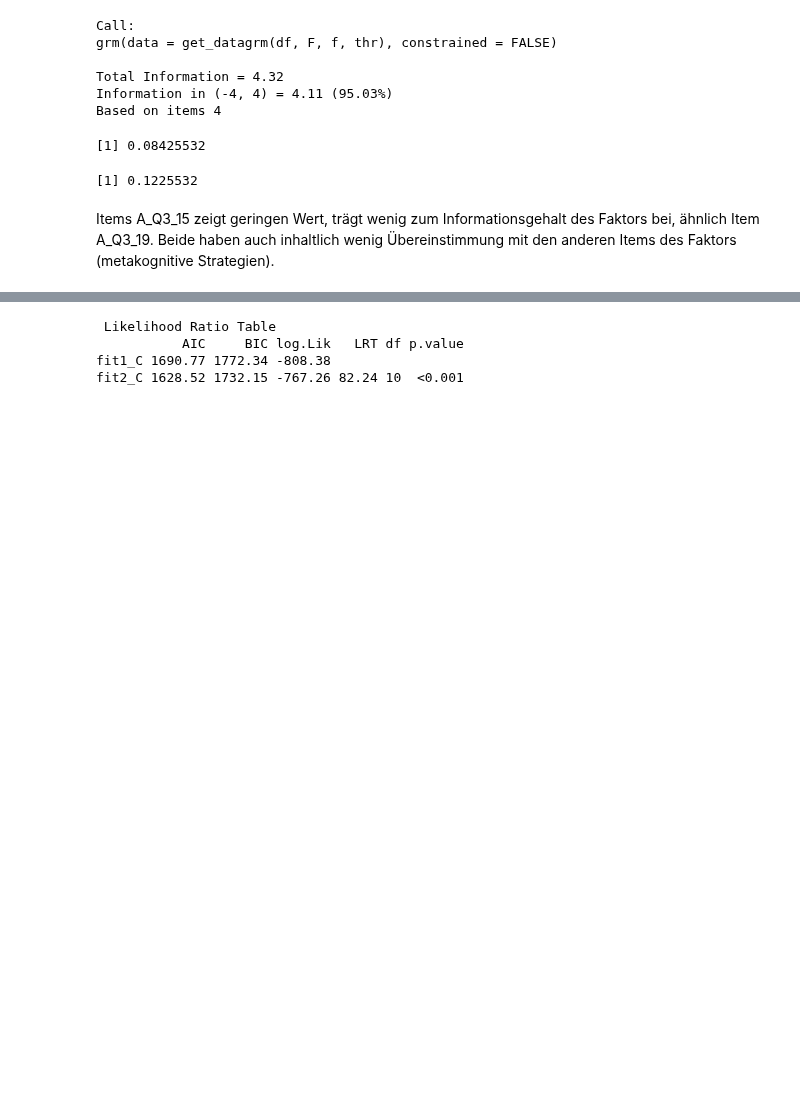
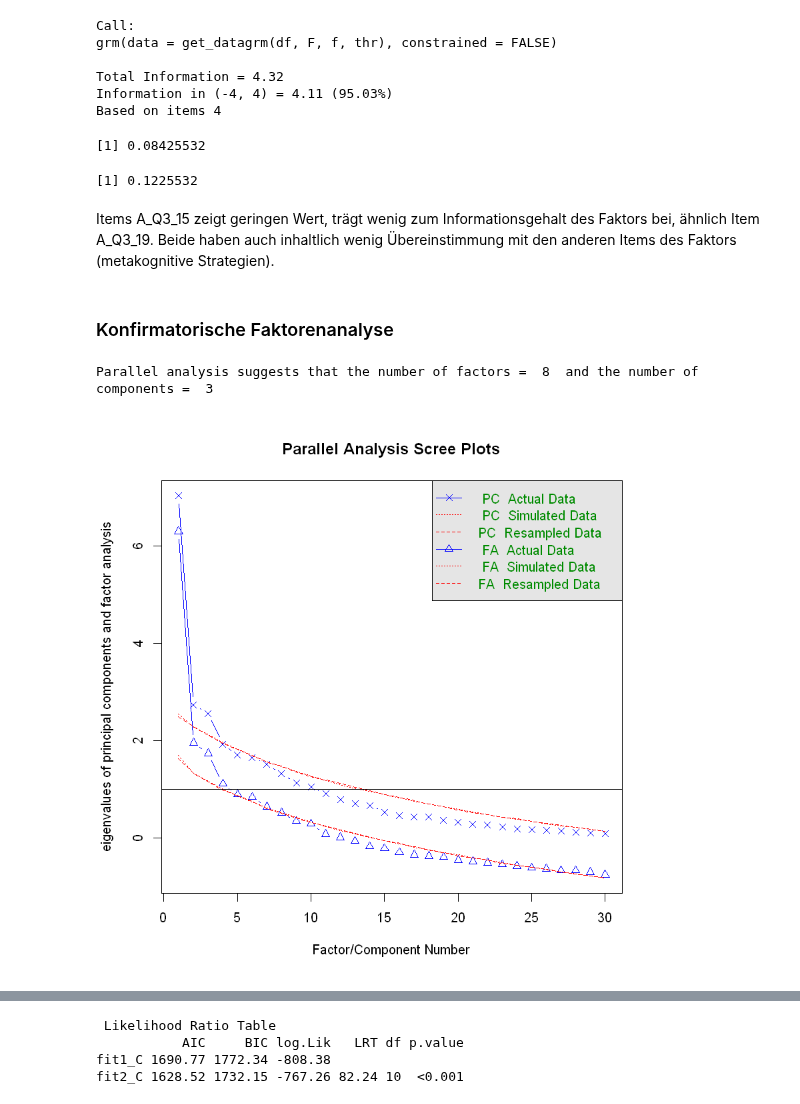
Before and after one commit to martinakienberger/Dissertation_LIS, a Jupyter notebook: IRT.ipynb, the cells around one changed output, grey strips where cells are left out. Saved outputs shown, nothing was run; the diff lists cells and outputs as text; code cells hidden in the pictures; blank space fills up the shorter version.

```diff
--- a/IRT.ipynb
+++ b/IRT.ipynb
@@ -697,3 +745,19 @@ Based on items 4
 [1] 0.1225532
 # %% [markdown]
 Items A_Q3_15 zeigt geringen Wert, trägt wenig zum Informationsgehalt des Faktors bei, ähnlich Item A_Q3_19. Beide haben auch inhaltlich wenig Übereinstimmung mit den anderen Items des Faktors (metakognitive Strategien).
+# %% [markdown]
+### Konfirmatorische Faktorenanalyse
+# %%
+get_itemsCFA <- function(vd,vf){
+    ind <- match(vd,vf)
+    vf[-ind]
+}
+# %%
+items_CFA <- get_itemsCFA(c('A_Q3_4','A_Q3_15','A_Q3_16'),colnames(MyData)[vec_AQ3])
+# %%
+vec_AQ3cf <- match(items_CFA,colnames(MyData))
+# %%
+items.parallel1 <- fa.parallel(convert_data(MyData,vec_AQ3cf), fa="both")
+# %% [output]
+Parallel analysis suggests that the number of factors =  8  and the number of components =  3
+[figure, added]
```
Also changed, not shown: parts of 27 cells of this notebook, 1 other file.
